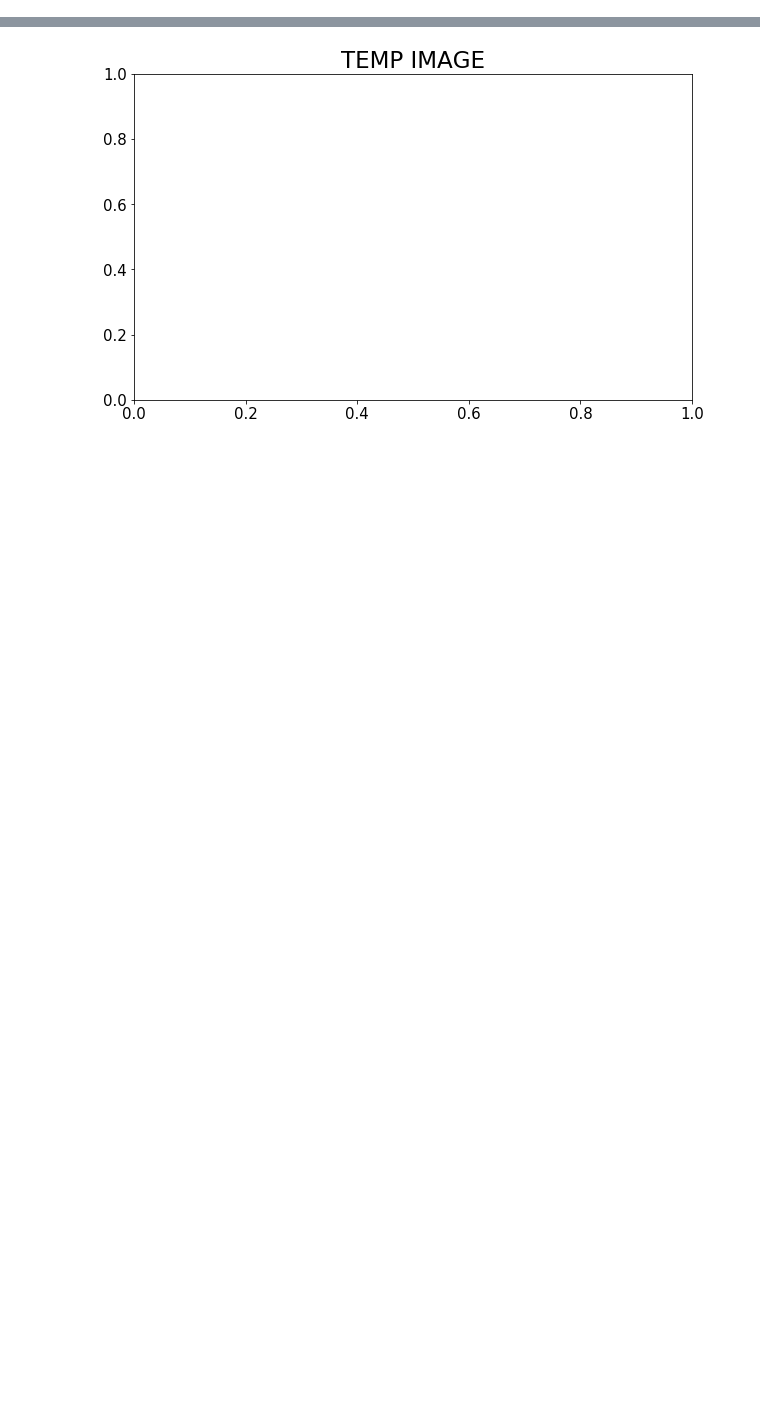
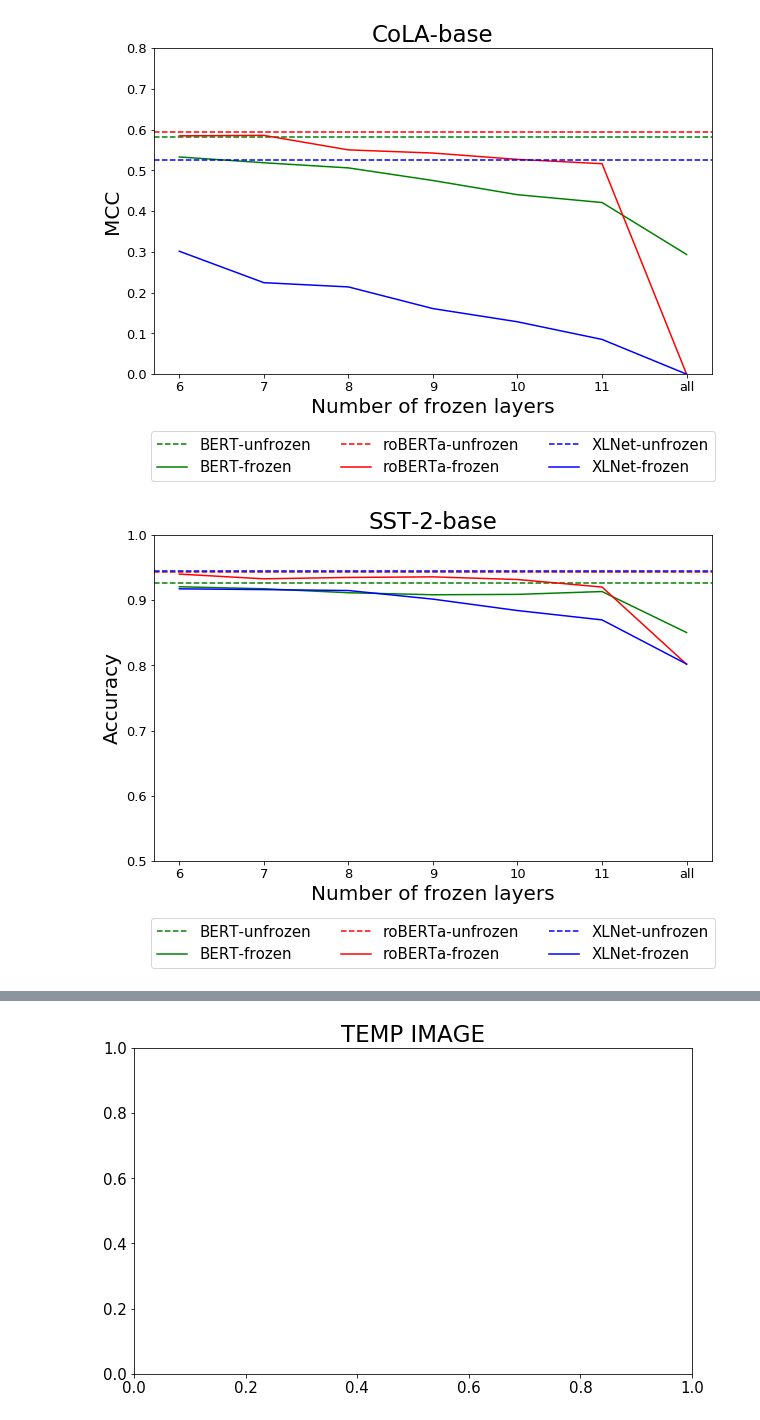
Before and after one commit to ljj7975/transformers, a Jupyter notebook: finetuning_exp/graphing.ipynb, the cells around one changed output, grey strips where cells are left out. Saved outputs shown, nothing was run; the diff lists cells and outputs as text; code cells hidden in the pictures; blank space fills up the shorter version.

```diff
--- a/finetuning_exp/graphing.ipynb
+++ b/finetuning_exp/graphing.ipynb
@@ -235 +304,12 @@ def draw_graph(exp, task, y_label, collected):
     plt.show()
+# %%
+model_size = 'base'
+tasks = ["CoLA","SST-2","MRPC","STS-B","QQP","MNLI", "MNLI-MM", "QNLI","RTE"]
+
+for task in tasks:
+    task_metrics = metrics[task]
+    for metric in task_metrics:
+        draw_graph(model_size, task, metric, results[task][metric][model_size])
+# %% [output]
+[figure, added]
+[figure, added]
```
Also changed, not shown: parts of 5 cells of this notebook, 28 other files.
